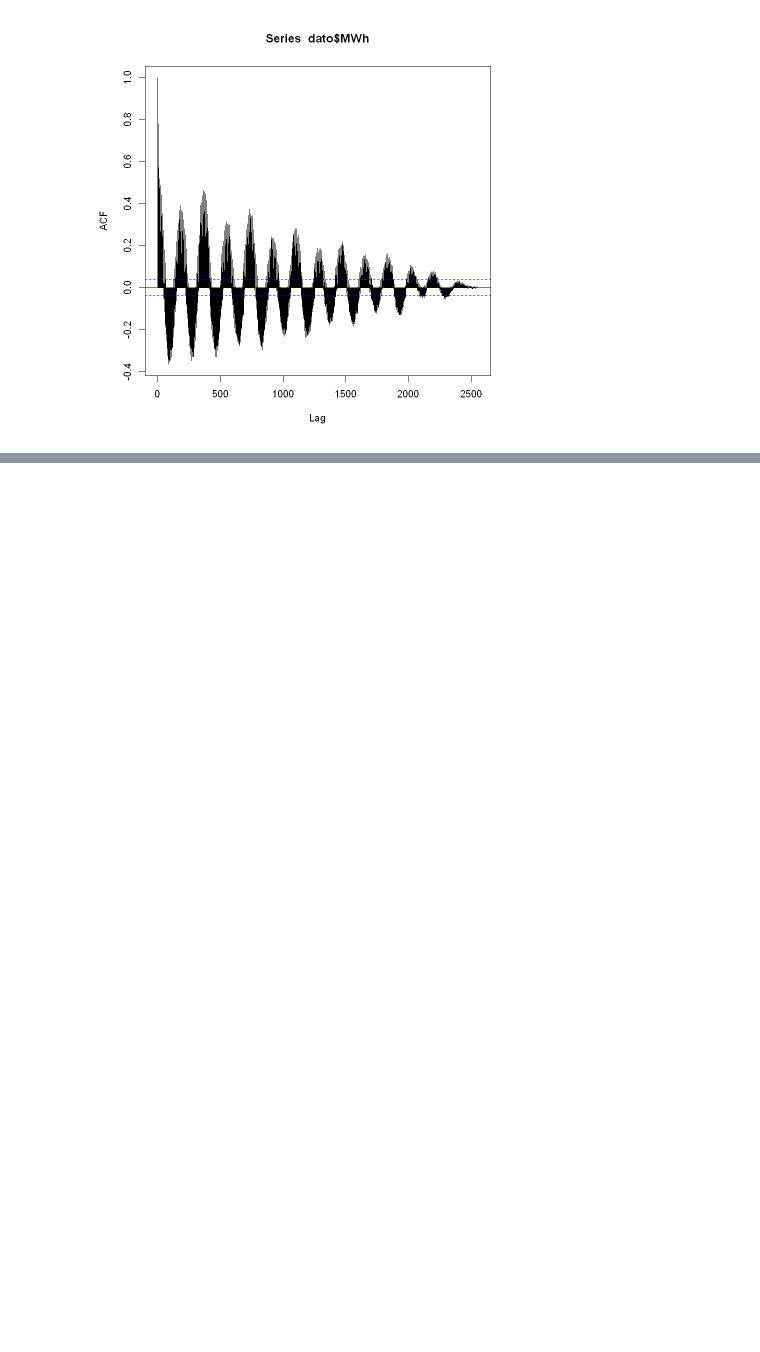
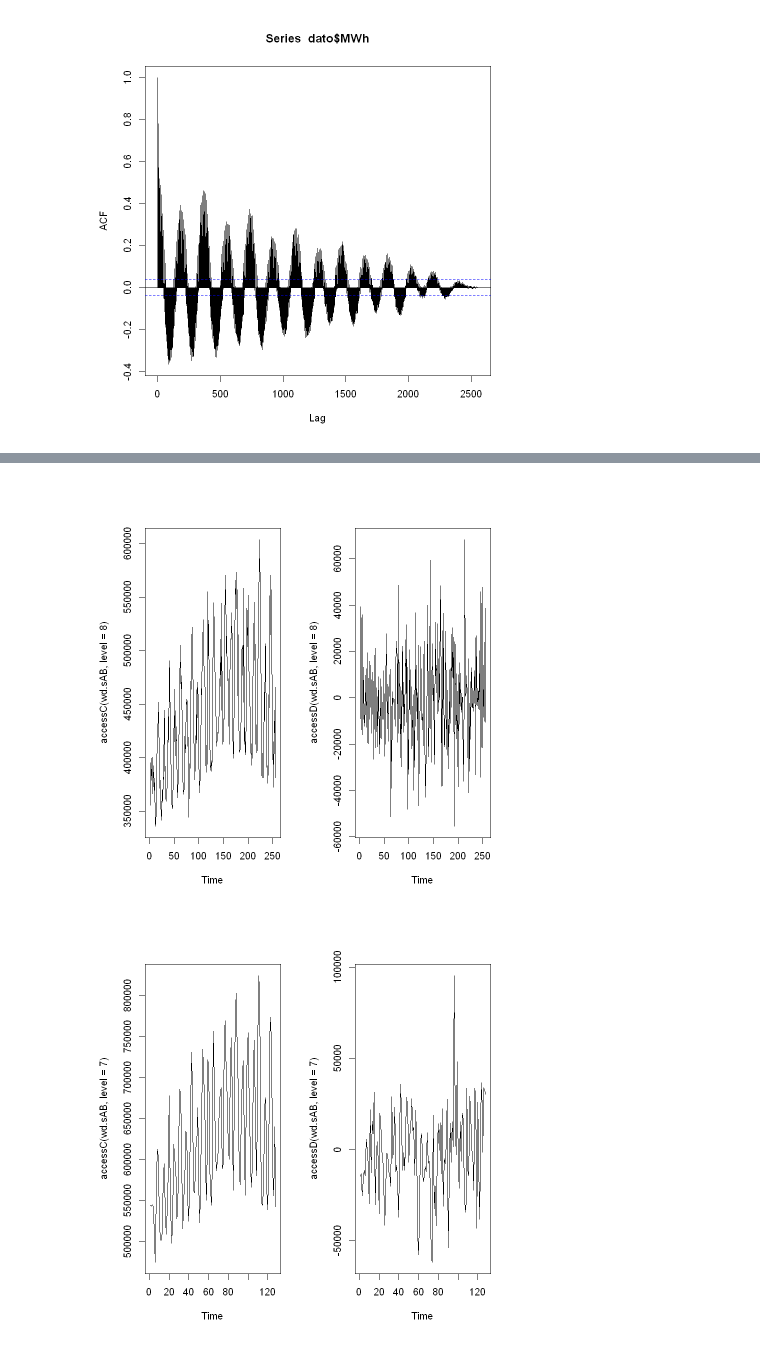
Before and after one commit to ffelicioni/tm-tp, a Jupyter notebook: notebooks/EDA_funcionesR.ipynb, the cells around one changed output, grey strips where cells are left out. Drawn from its saved outputs; the diff is of its cells as text; code cells hidden in the pictures; blank space fills up the shorter version.

```diff
--- a/notebooks/EDA_funcionesR.ipynb
+++ b/notebooks/EDA_funcionesR.ipynb
@@ -135,0 +178,31 @@ acf(dato$MWh, lag.max = N)
+# %%
+par(mfrow = c(1, 2))
+plot.ts(accessC(wd.sAB, level = 8))
+plot.ts(accessD(wd.sAB, level = 8))
+
+par(mfrow = c(1, 2))
+plot.ts(accessC(wd.sAB, level = 7))
+plot.ts(accessD(wd.sAB, level = 7))
+
+par(mfrow = c(1, 2))
+plot.ts(accessC(wd.sAB, level = 6))
+plot.ts(accessD(wd.sAB, level = 6))
+
+par(mfrow = c(1, 2))
+plot.ts(accessC(wd.sAB, level = 5))
+plot.ts(accessD(wd.sAB, level = 5))
+
+par(mfrow = c(1, 2))
+plot.ts(accessC(wd.sAB, level = 4))
+plot.ts(accessD(wd.sAB, level = 4))
+
+par(mfrow = c(1, 2))
+plot.ts(accessC(wd.sAB, level = 3))
+plot.ts(accessD(wd.sAB, level = 3))
+
+par(mfrow = c(1, 2))
+plot.ts(accessC(wd.sAB, level = 2))
+plot.ts(accessD(wd.sAB, level = 2))
+# %% [output]
+[figure, added]
+[figure, added]
```
Also changed, not shown: parts of 9 cells of this notebook, 1 other file.
